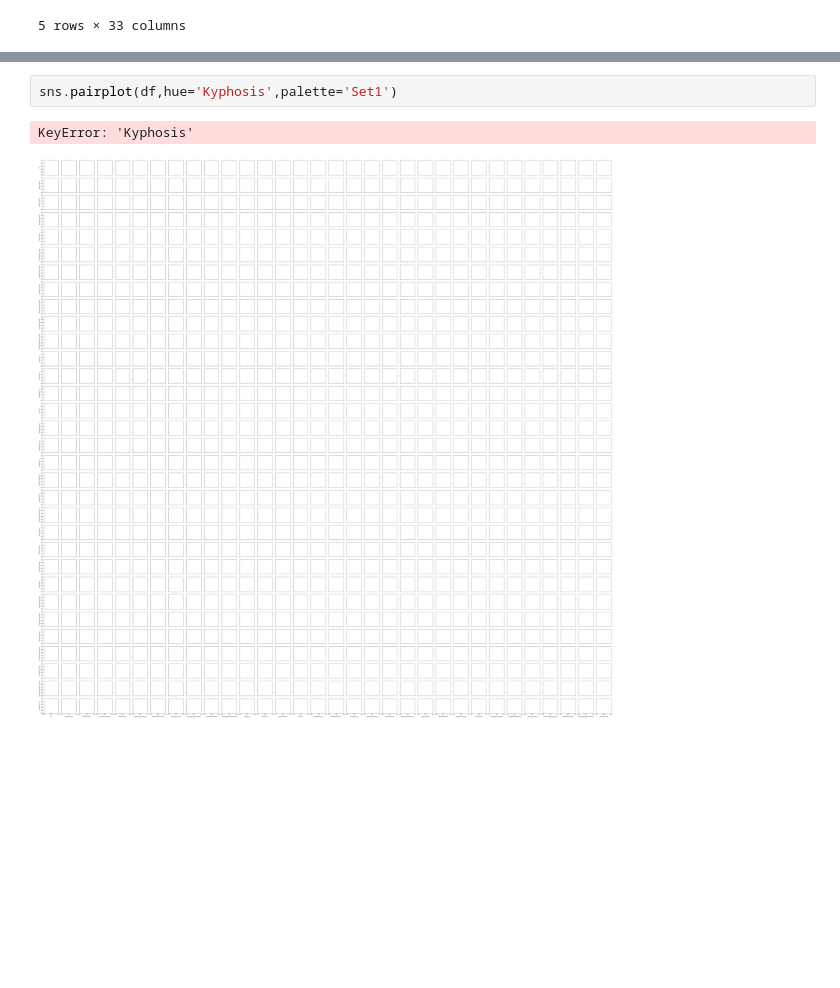
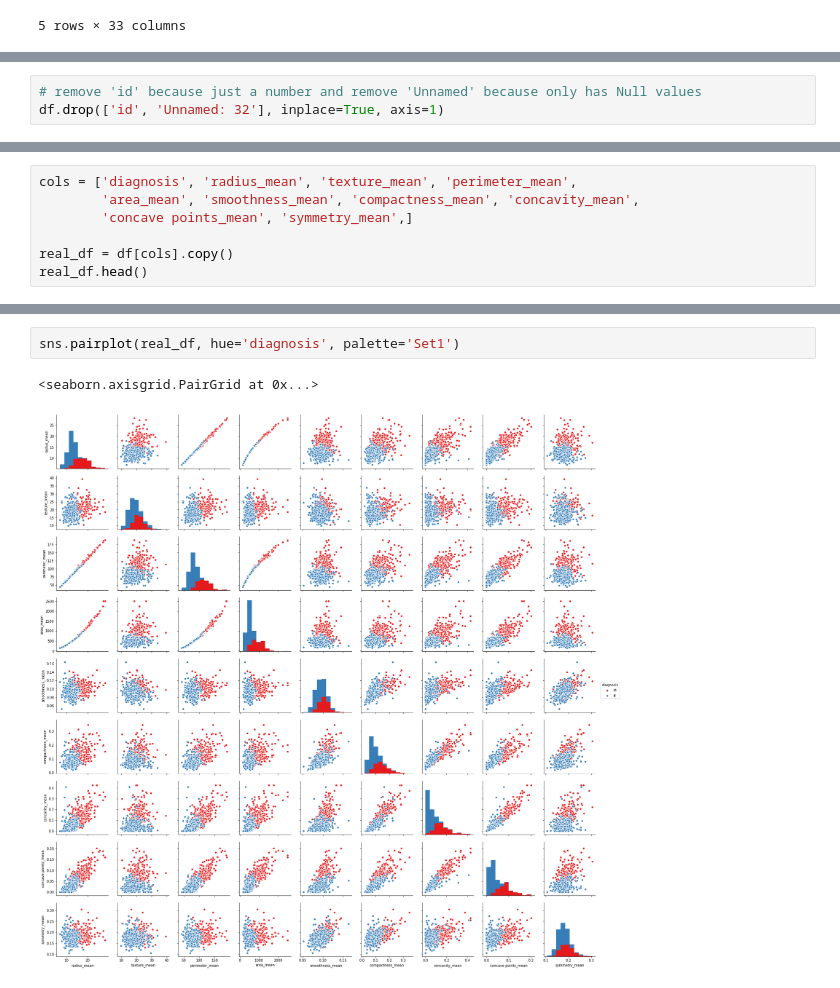
Before and after one commit to jchiu1303/breast_cancer_analysis, a Jupyter notebook: b_analysis.ipynb, the cells around one changed output, grey strips where cells are left out. Saved outputs shown, nothing was run; the diff lists cells and outputs as text; blank space fills up the shorter version.

```diff
--- a/b_analysis.ipynb
+++ b/b_analysis.ipynb
@@ -36,3 +36,6 @@ fractal_dimension_worst    569 non-null float64
 Unnamed: 32                0 non-null float64
 dtypes: float64(31), int64(1), object(1)
 memory usage: 144.5+ KB
+# %%
+# remove 'id' because just a number and remove 'Unnamed' because only has Null values
+df.drop(['id', 'Unnamed: 32'], inplace=True, axis=1)
@@ -38,0 +52,7 @@ memory usage: 144.5+ KB
+# %%
+cols = ['diagnosis', 'radius_mean', 'texture_mean', 'perimeter_mean',
+        'area_mean', 'smoothness_mean', 'compactness_mean', 'concavity_mean',
+        'concave points_mean', 'symmetry_mean',]
+
+real_df = df[cols].copy()
+real_df.head()
@@ -39,5 +71,5 @@ memory usage: 144.5+ KB
 # %%
-sns.pairplot(df,hue='Kyphosis',palette='Set1')
+sns.pairplot(real_df, hue='diagnosis', palette='Set1')
 # %% [output]
-KeyError: 'Kyphosis'
+<seaborn.axisgrid.PairGrid at 0x...>
-[figure, old version]
+[figure, new version]
```
Also changed, not shown: parts of 14 cells of this notebook.
